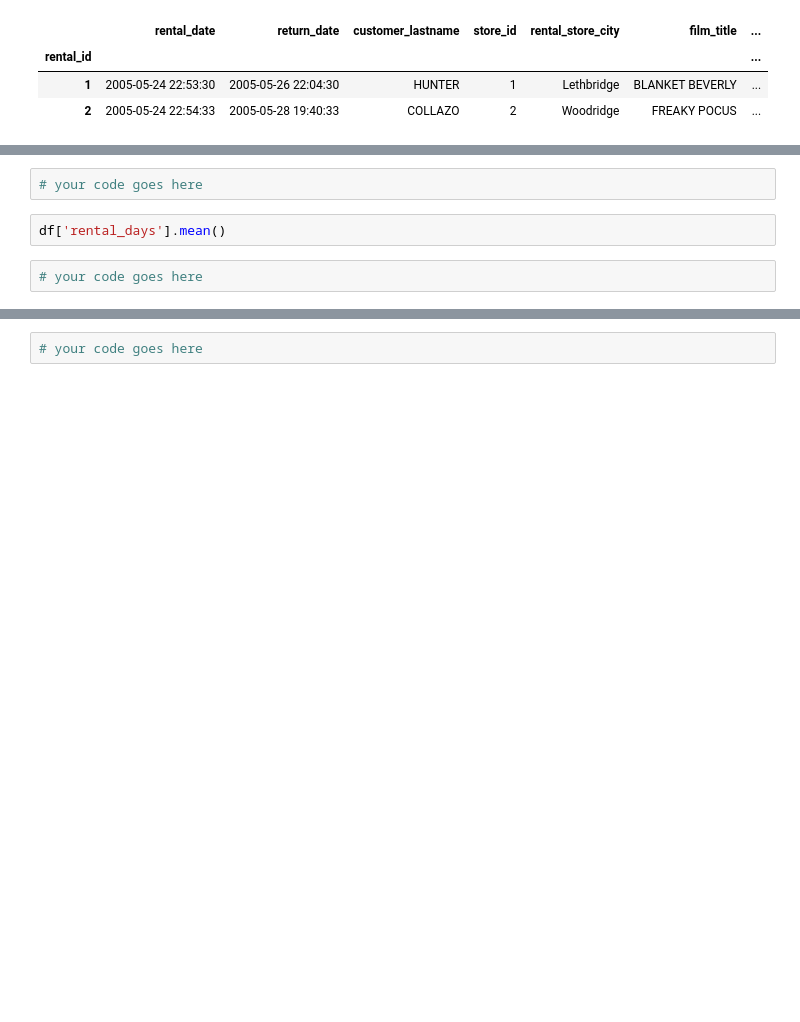
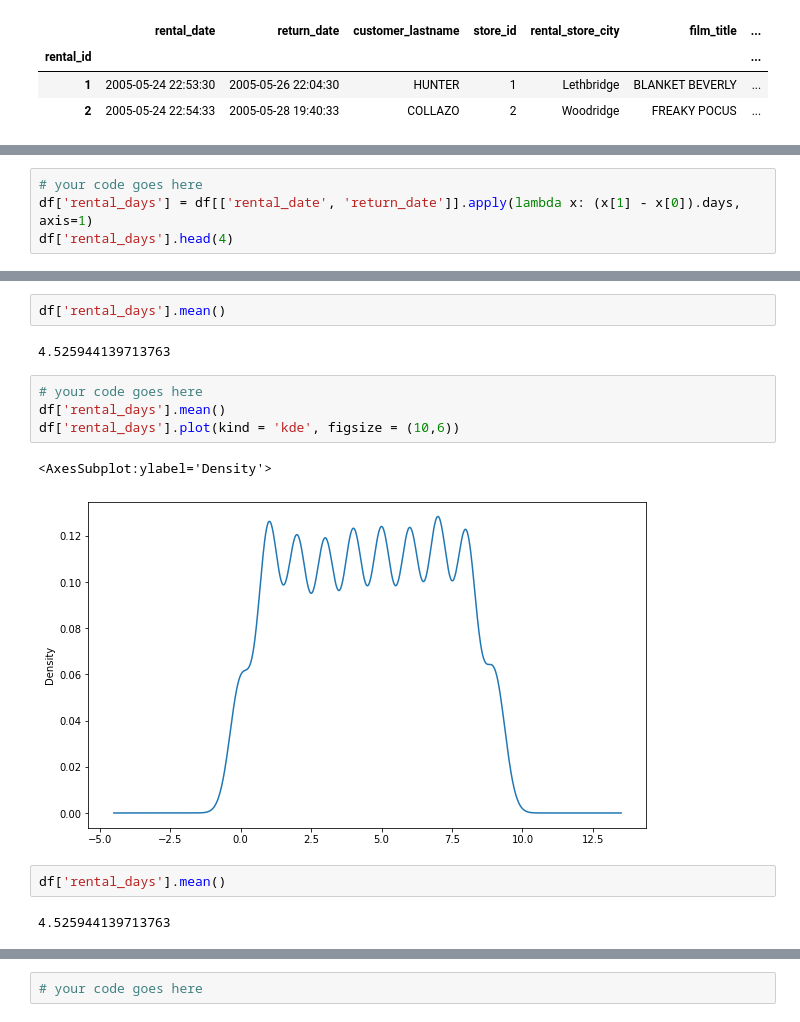
Before and after one commit to LesleyBonyo/Data-science, a Jupyter notebook: JAN 2022/Exercises_2.ipynb, the cells around one changed output, grey strips where cells are left out. Cells and saved outputs as stored; diff of their text form; blank space fills up the shorter version.

```diff
--- a/JAN 2022/Exercises_2.ipynb
+++ b/JAN 2022/Exercises_2.ipynb
@@ -227,0 +232,4 @@ This numeric column should have the count of days between `rental_date` and `ret
+# %%
+# your code goes here
+df['rental_days'] = df[['rental_date', 'return_date']].apply(lambda x: (x[1] - x[0]).days, axis=1)
+df['rental_days'].head(4)
@@ -236,9 +259,18 @@ df['rental_days'].head()
 
 - Calculate the mean of `rental_days`.
 - Show a <b>density (KDE)</b> of `rental_days`.
-# %%
-# your code goes here
 # %%
 df['rental_days'].mean()
+# %% [output]
+4.525944139713763
 # %%
 # your code goes here
+df['rental_days'].mean()
+df['rental_days'].plot(kind = 'kde', figsize = (10,6))
+# %% [output]
+<AxesSubplot:ylabel='Density'>
+[figure, added]
+# %%
+df['rental_days'].mean()
+# %% [output]
+4.525944139713763
```
Also changed, not shown: parts of 7 cells of this notebook, 1 other file.
